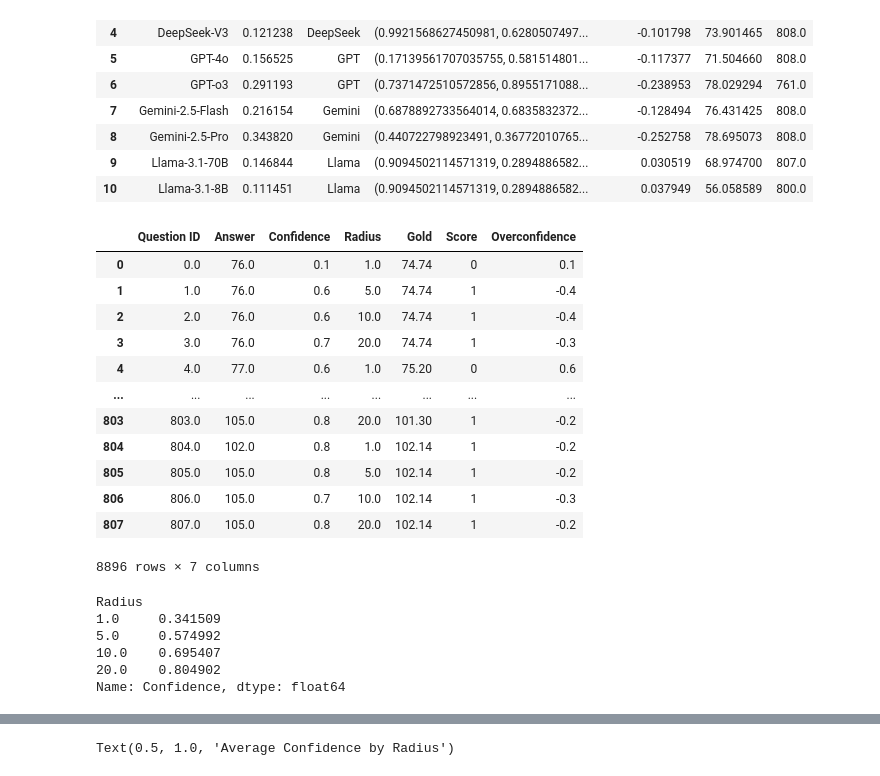
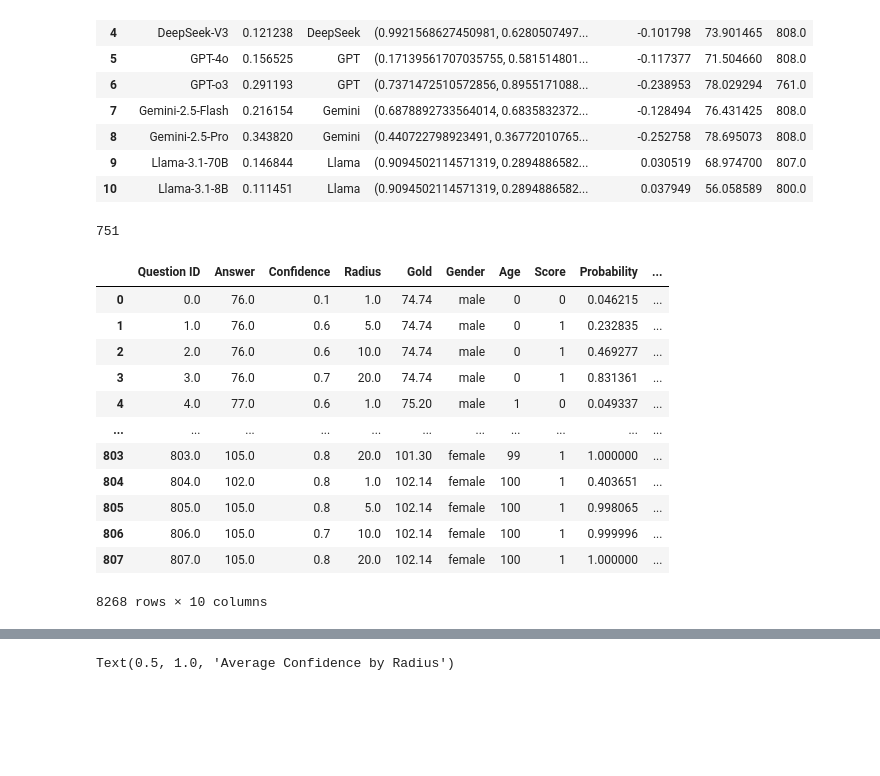
Before and after one commit to NoamMichael/Comparing-Confidence-in-LLMs, a Jupyter notebook: get_results_analysis.ipynb, the cells around one changed output, grey strips where cells are left out. Drawn from its saved outputs; the diff is of its cells as text; code cells hidden in the pictures; blank space fills up the shorter version.

```diff
--- a/get_results_analysis.ipynb
+++ b/get_results_analysis.ipynb
@@ -2494,6 +2709,10 @@ combined
 | 8 | Gemini-2.5-Pro | 0.343820 | Gemini | (0.440722798923491, 0.36772010765... | -0.252758 | 78.695073 | 808.0 |
 | 9 | Llama-3.1-70B | 0.146844 | Llama | (0.9094502114571319, 0.2894886582... | 0.030519 | 68.974700 | 807.0 |
 | 10 | Llama-3.1-8B | 0.111451 | Llama | (0.9094502114571319, 0.2894886582... | 0.037949 | 56.058589 | 800.0 |
+# %%
+len(valid_ids['LifeEval'])#.items()
+# %% [output]
+751
 # %%
 qset_name = 'LifeEval'
 gold_df_path = 'Formatted Benchmarks\\life_eval_formatted.csv'
@@ -2513,55 +2732,59 @@ for model_name, df in dfs[qset_name].items():
     # Get the modulus of QID then use that as an index for radius_list such that 0-> 1, 1-> 5, 2-> 10, 3-> 20
     mod_qid = df['Question ID'].astype('int').apply(lambda x: x % 4)
 
 
     rads = mod_qid.apply(lambda i: radius_list[i])
     #df['radius'] = rads
 
     #Gold Answer:
 
-    data = pd.DataFrame({
+    all_data = pd.DataFrame({
         'Question ID': qid,
         'Answer': answers,
         'Confidence': confidence.astype(float),
         'Radius': rads,
         'Gold': gold
     })
 
+    data = all_data[all_data['Answer'].notna()].copy()
+    data['Gender'] = ['female' if i >= 404 else 'male' for i in df.index]
+    data['Age'] = [get_age(qid) for qid in df['Question ID']]
+
     data['Score'] = (
                     (data['Answer'].astype(float) >= data['Gold'] - data['Radius']) &
                     (data['Answer'].astype(float) <= data['Gold'] + data['Radius'])
                 ).astype(int)
 
-    data['Overconfidence'] = data['Confidence'] - data['Score']
+    data['Probability'] = data.apply(lambda row: compute_prob(
+        point_estimate= row['Answer'],
+        min_age= row['Age'],
+        gender= row['Gender'],
+        R= row['Radius'],
+        df = act
+        ),
+        axis = 1
+        )
+
+    data['Overconfidence'] = (data['Confidence'] - data['Probability'])
     agg_df = data.groupby("Radius")["Overconfidence"].mean().reset_index()
     agg_df['Model'] = model_name#.all()
     agg_df['Fam'] = model_family(model_name)
 
     combined_data = pd.concat([combined_data, data])
     combined = pd.concat([combined, agg_df])
 
 combined_data
 # %% [output]
-|  | Question ID | Answer | Confidence | Radius | Gold | Score | Overconfidence |
-| 0 | 0.0 | 76.0 | 0.1 | 1.0 | 74.74 | 0 | 0.1 |
-| 1 | 1.0 | 76.0 | 0.6 | 5.0 | 74.74 | 1 | -0.4 |
-| 2 | 2.0 | 76.0 | 0.6 | 10.0 | 74.74 | 1 | -0.4 |
-| 3 | 3.0 | 76.0 | 0.7 | 20.0 | 74.74 | 1 | -0.3 |
-| 4 | 4.0 | 77.0 | 0.6 | 1.0 | 75.20 | 0 | 0.6 |
-| ... | ... | ... | ... | ... | ... | ... | ... |
-| 803 | 803.0 | 105.0 | 0.8 | 20.0 | 101.30 | 1 | -0.2 |
-| 804 | 804.0 | 102.0 | 0.8 | 1.0 | 102.14 | 1 | -0.2 |
-| 805 | 805.0 | 105.0 | 0.8 | 5.0 | 102.14 | 1 | -0.2 |
-| 806 | 806.0 | 105.0 | 0.7 | 10.0 | 102.14 | 1 | -0.3 |
-| 807 | 807.0 | 105.0 | 0.8 | 20.0 | 102.14 | 1 | -0.2 |
+|  | Question ID | Answer | Confidence | Radius | Gold | Gender | Age | Score | Probability | ... |
+| 0 | 0.0 | 76.0 | 0.1 | 1.0 | 74.74 | male | 0 | 0 | 0.046215 | ... |
+| 1 | 1.0 | 76.0 | 0.6 | 5.0 | 74.74 | male | 0 | 1 | 0.232835 | ... |
+| 2 | 2.0 | 76.0 | 0.6 | 10.0 | 74.74 | male | 0 | 1 | 0.469277 | ... |
+| 3 | 3.0 | 76.0 | 0.7 | 20.0 | 74.74 | male | 0 | 1 | 0.831361 | ... |
+| 4 | 4.0 | 77.0 | 0.6 | 1.0 | 75.20 | male | 1 | 0 | 0.049337 | ... |
+| ... | ... | ... | ... | ... | ... | ... | ... | ... | ... | ... |
+| 803 | 803.0 | 105.0 | 0.8 | 20.0 | 101.30 | female | 99 | 1 | 1.000000 | ... |
+| 804 | 804.0 | 102.0 | 0.8 | 1.0 | 102.14 | female | 100 | 1 | 0.403651 | ... |
+| 805 | 805.0 | 105.0 | 0.8 | 5.0 | 102.14 | female | 100 | 1 | 0.998065 | ... |
+| 806 | 806.0 | 105.0 | 0.7 | 10.0 | 102.14 | female | 100 | 1 | 0.999996 | ... |
+| 807 | 807.0 | 105.0 | 0.8 | 20.0 | 102.14 | female | 100 | 1 | 1.000000 | ... |
-8896 rows × 7 columns
+8268 rows × 10 columns
-# %%
-scatter_group = combined_data.groupby('Radius')['Confidence'].mean()
-scatter_group
-# %% [output]
-Radius
-1.0     0.341509
-5.0     0.574992
-10.0    0.695407
-20.0    0.804902
-Name: Confidence, dtype: float64
```
Also changed, not shown: parts of 9 cells of this notebook, 14 other files.
